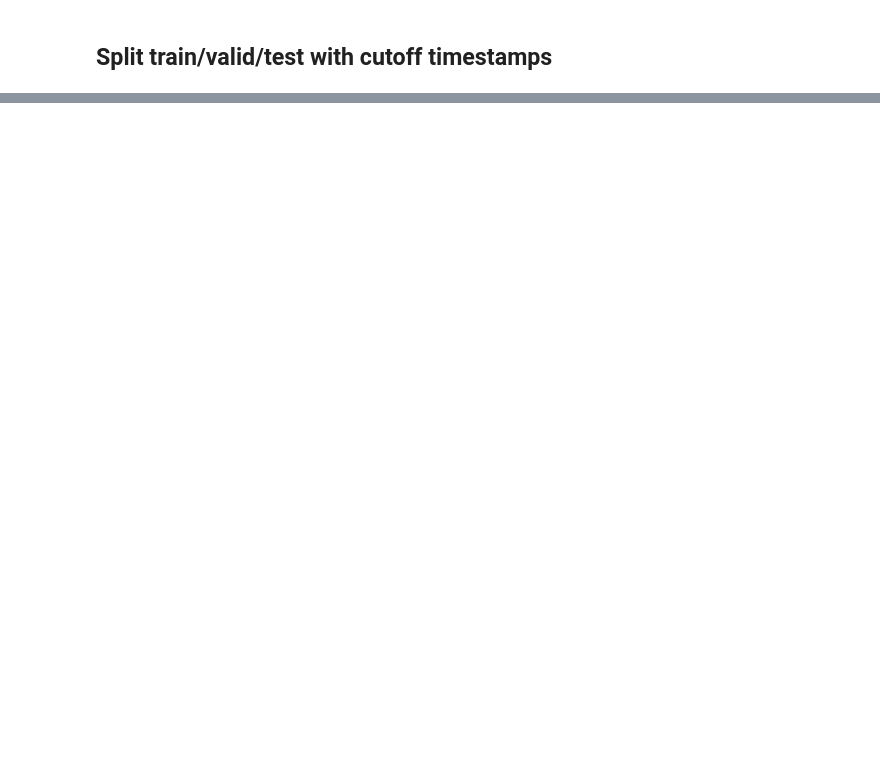
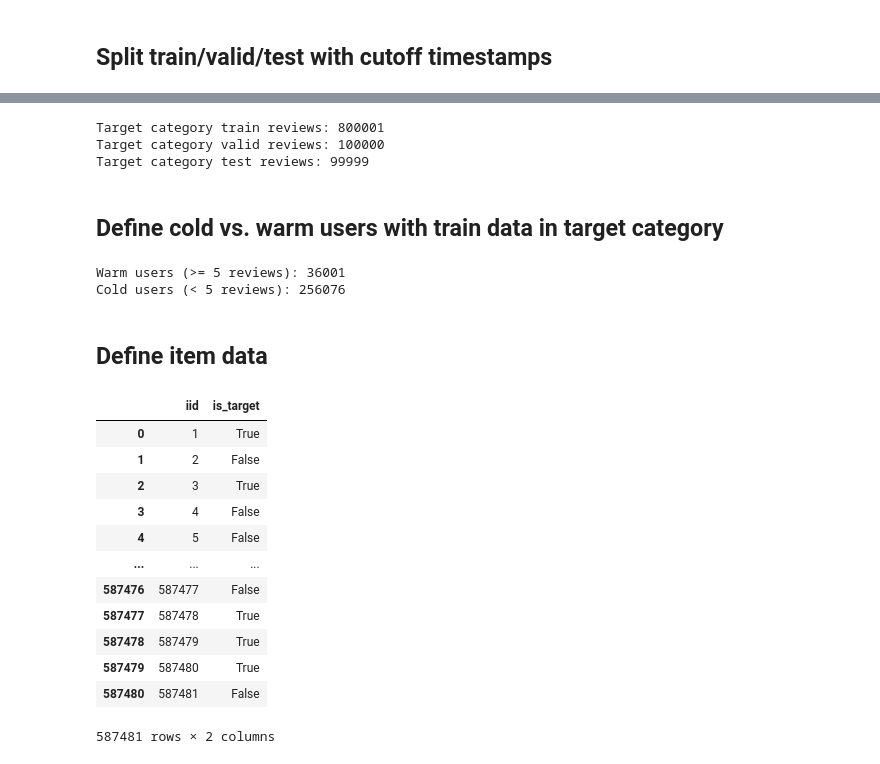
Before and after one commit to nginyc/amazon-beauty-product-recommender, a Jupyter notebook: preprocess/prepare-dataset.ipynb, the cells around one changed output, grey strips where cells are left out. Drawn from its saved outputs; the diff is of its cells as text; code cells hidden in the pictures; blank space fills up the shorter version.

```diff
--- a/preprocess/prepare-dataset.ipynb
+++ b/preprocess/prepare-dataset.ipynb
@@ -137,0 +186,58 @@ Test reviews: 1094731
+# %%
+df_target_reviews_train = df_target_reviews[df_target_reviews["timestamp"] <= train_end_ts]
+df_target_reviews_valid = df_target_reviews[(df_target_reviews["timestamp"] > train_end_ts) & (df_target_reviews["timestamp"] <= valid_end_ts)]
+df_target_reviews_test = df_target_reviews[df_target_reviews["timestamp"] > valid_end_ts]
+print(f"Target category train reviews: {len(df_target_reviews_train)}")
+print(f"Target category valid reviews: {len(df_target_reviews_valid)}")
+print(f"Target category test reviews: {len(df_target_reviews_test)}")
+# %% [output]
+Target category train reviews: 800001
+Target category valid reviews: 100000
+Target category test reviews: 99999
+# %% [markdown]
+## Define cold vs. warm users with train data in target category
+# %%
+train_counts = df_target_reviews_train.groupby("uid", sort=False).size().rename("num_train")
+valid_counts = df_target_reviews_valid.groupby("uid", sort=False).size().rename("num_valid")
+test_counts = df_target_reviews_test.groupby("uid", sort=False).size().rename("num_test")
+
+df_user_target_counts = (
+    pd.concat([train_counts, valid_counts, test_counts], axis=1)
+    .fillna(0)
+    .astype(int)
+    .reset_index()
+)
+
+df_train_users = df_user_target_counts[df_user_target_counts["num_train"] > 0]
+cold_user_ids: set[str] = set(df_train_users[df_train_users["num_train"] < WARM_USER_MIN_REVIEWS]["uid"])
+warm_user_ids: set[str] = set(df_train_users[df_train_users["num_train"] >= WARM_USER_MIN_REVIEWS]["uid"])
+print(f"Warm users (>= {WARM_USER_MIN_REVIEWS} reviews): {len(warm_user_ids)}")
+print(f"Cold users (< {WARM_USER_MIN_REVIEWS} reviews): {len(cold_user_ids)}")
+# %% [output]
+Warm users (>= 5 reviews): 36001
+Cold users (< 5 reviews): 256076
+# %% [markdown]
+## Define item data
+# %%
+df_items = (
+    df_reviews[["iid", "category"]]
+    .assign(is_target=(df_reviews["category"] == TARGET_CATEGORY))
+    .groupby("iid", as_index=False)["is_target"]
+    .any()
+)
+target_item_ids: set[str] = set(df_items[df_items["is_target"]]["iid"])
+df_items
+# %% [output]
+|  | iid | is_target |
+| 0 | 1 | True |
+| 1 | 2 | False |
+| 2 | 3 | True |
+| 3 | 4 | False |
+| 4 | 5 | False |
+| ... | ... | ... |
+| 587476 | 587477 | False |
+| 587477 | 587478 | True |
+| 587478 | 587479 | True |
+| 587479 | 587480 | True |
+| 587480 | 587481 | False |
+587481 rows × 2 columns
```
Also changed, not shown: parts of 30 cells of this notebook, 1 other file.
